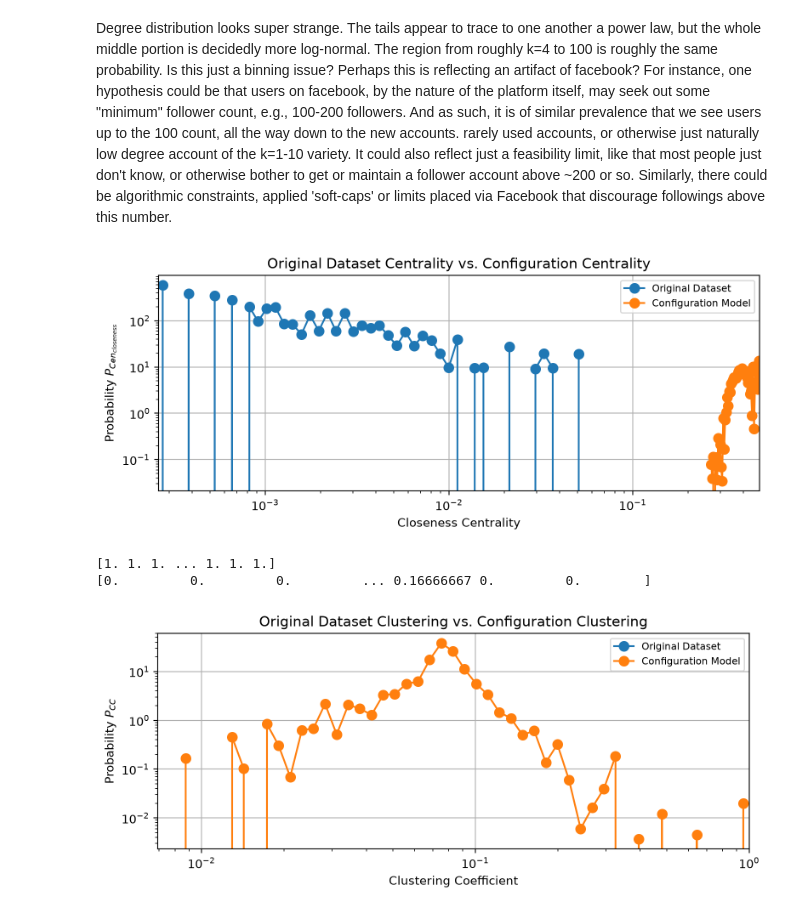
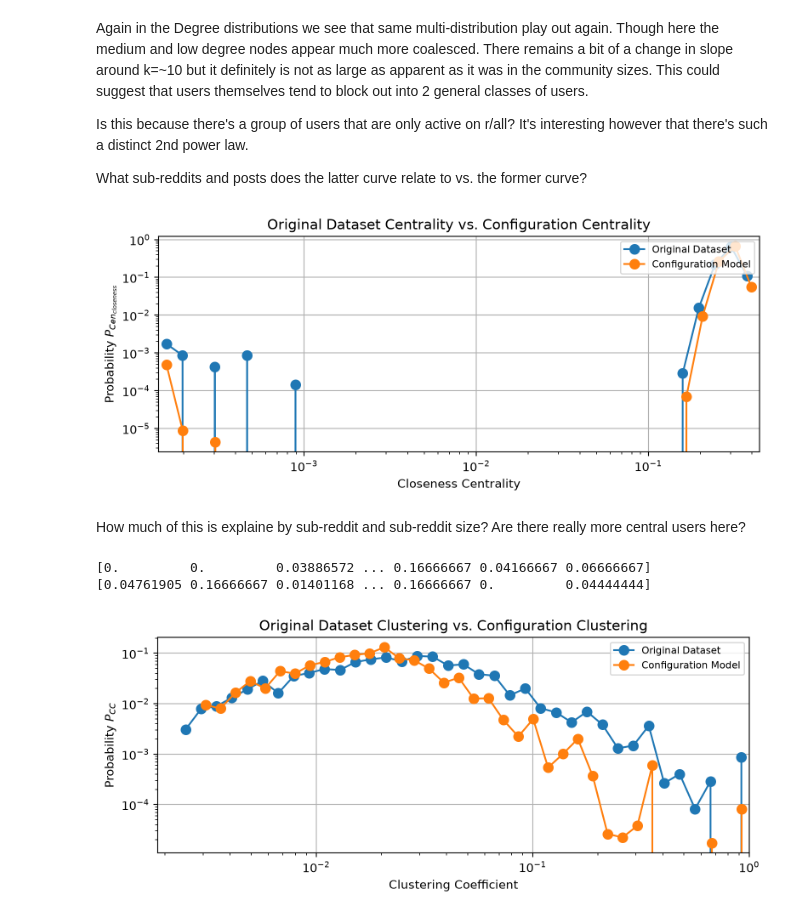
Before and after one commit to rhughes74/Assignments, a Jupyter notebook: FINAL PROJECT/graph_analysis.ipynb, the cells around one changed output. Cells and saved outputs as stored; diff of their text form; code cells hidden in the pictures.

```diff
--- a/FINAL PROJECT/graph_analysis.ipynb
+++ b/FINAL PROJECT/graph_analysis.ipynb
@@ -49,0 +52,8 @@ Average Clustering (Null Model):  0.07848902074252011
+# %%
+#Creating a list of null models
+list_of_nulls = []
+for i in range(1,100):
+    null_entry = G.copy()
+    nx.double_edge_swap(null_entry, nswap=2*G_null.number_of_edges(),
+                    max_tries=4 * G_null.number_of_edges())
+    list_of_nulls.append(null_entry)
@@ -147,16 +313,22 @@ plt.show()
 # %%
 #Centrality
 closeness_centrality = nx.closeness_centrality(G)
-#betweeness_centrality = nx.betweenness_centrality(G,k=2000)
-#eigenvector_centrality = nx.eigenvector_centrality_numpy(G)
+betweeness_centrality = nx.betweenness_centrality(G)
+degree_centrality = nx.degree_centrality(G)
 
 
 # Sorting using a for loop
-sorted_dict = {}
+sorted_dict_c = {}
 for key in sorted(closeness_centrality, key=closeness_centrality.get, reverse=True):
-    sorted_dict[key] = closeness_centrality[key]
+    sorted_dict_c[key] = closeness_centrality[key]
+sorted_dict_b = {}
+for key in sorted(betweeness_centrality, key=betweeness_centrality.get, reverse=True):
+    sorted_dict_b[key] = betweeness_centrality[key]
+sorted_dict_d = {}
+for key in sorted(degree_centrality, key=degree_centrality.get, reverse=True):
+    sorted_dict_d[key] = degree_centrality[key]
 
-print("Most Central Nodes by Closeness: ", sorted_dict)
-#print("Betweeness Centrality: ", betweeness_centrality)
-#print("Eigenvector Centrality: ", eigenvector_centrality)
+print("Most Central Nodes by Closeness: ", sorted_dict_c)
+print("Betweeness Centrality: ", sorted_dict_b)
+print("Degree Centrality: ", sorted_dict_d)
 # %% [output]
@@ -225,47 +474,54 @@ plt.show()
 # %% [markdown]
-Degree distribution looks super strange. The tails appear to trace to one another a power law, but the whole middle portion is decidedly more log-normal. The region from roughly k=4 to 100 is roughly the same probability. Is this just a binning issue? Perhaps this is reflecting an artifact of facebook? For instance, one hypothesis could be that users on facebook, by the nature of the platform itself, may seek out some "minimum" follower count, e.g., 100-200 followers. And as such, it is of similar prevalence that we see users up to the 100 count, all the way down to the new accounts. rarely used accounts, or otherwise just naturally low degree account of the k=1-10 variety. It could also reflect just a feasibility limit, like that most people just don't know, or otherwise bother to get or maintain a follower account above ~200 or so. Similarly, there could be algorithmic constraints, applied 'soft-caps' or limits placed via Facebook that discourage followings above this number.
+Again in the Degree distributions we see that same multi-distribution play out again. Though here the medium and low degree nodes appear much more coalesced. There remains a bit of a change in slope around k=~10 but it definitely is not as large as apparent as it was in the community sizes. This could suggest that users themselves tend to block out into 2  general classes of users.
+
+Is this because there's a group of users that are only active on r/all? It's interesting however that there's such a distinct 2nd power law.
+
+What sub-reddits and posts does the latter curve relate to vs. the former curve?
 # %%
-centrality_sequence = list(sorted_dict.values())
-centrality_sequence_null = list(sorted_dict_null.values())
+centrality_sequence = list(sorted_dict_c.values())
+centrality_sequence_null = [v for d in closeness_centrality_nulls for v in d.values()]
 #---Plotting the Centrality
 #Starting the plotting process
 fig, ax = plt.subplots(1,1,figsize=(8,3.5),dpi=200,sharex=True,sharey=True)
 
 #Finding the minimum value for log-log binning
 
 centrality_sequence=np.asarray(centrality_sequence)
 centrality_sequence_min= np.amin(centrality_sequence[centrality_sequence != np.amin(centrality_sequence)])
 centrality_sequence_null=np.asarray(centrality_sequence_null)
 centrality_sequence_null_min= np.amin(centrality_sequence_null[centrality_sequence_null != np.amin(centrality_sequence_null)])
 
-bins = np.geomspace(centrality_sequence_min,np.max(centrality_sequence))
-counts, bin_edges = np.histogram(centrality_sequence, bins=bins, density=True)
+num=int(2*N**(1/3))#Rubia, José Moral De La. “Rice University Rule to Determine the Number of Bins.” Open Journal of Statistics 14, no. 01 (2024): 119–49. https://doi.org/10.4236/ojs.2024.141006.
+bins = np.geomspace(centrality_sequence_min,np.max(centrality_sequence),num=num)
+counts, bin_edges = np.histogram(centrality_sequence, bins=bins, density=False)
 bin_centers = np.sqrt(bin_edges[:-1] * bin_edges[1:])
-ax.loglog(bin_centers, counts, marker='o', ms=8, label="Original Dataset")
+ax.loglog(bin_centers, counts/counts.sum(), marker='o', ms=8, label="Original Dataset")
 
 
-bins_null = np.geomspace(centrality_sequence_null_min,np.max(centrality_sequence_null))
-counts_null, bin_edges_null = np.histogram(centrality_sequence_null, bins=bins_null, density=True)
+bins_null = np.geomspace(centrality_sequence_null_min,np.max(centrality_sequence_null),num=num)
+counts_null, bin_edges_null = np.histogram(centrality_sequence_null, bins=bins_null, density=False)
 bin_centers_null = np.sqrt(bin_edges_null[:-1] * bin_edges_null[1:])
-ax.loglog(bin_centers_null, counts_null, marker='o', ms=8, label="Configuration Model")
+ax.loglog(bin_centers_null, counts_null/counts_null.sum(), marker='o', ms=8, label="Configuration Model")
 
 #Specifying figure details below:
 ax.loglog()
 
 #Specifying figure details below:
 handles, labels = ax.get_legend_handles_labels()
 ax.legend(handles=handles, labels=labels,loc="upper right",fontsize="small")
 ax.set_title("Original Dataset Centrality vs. Configuration Centrality")
 ax.set_xlabel("Closeness Centrality")
 ax.set_ylabel("Probability $P_{Cen_{closeness}}$")
 true_min=min([(centrality_sequence_min), (centrality_sequence_null_min)])
 true_max=max([max(centrality_sequence), max(centrality_sequence_null)])
 ax.set_xlim(true_min,true_max)
 ax.grid(True)
 plt.tight_layout()
 plt.show()
 # %% [output]
-[figure, old version]
+[figure, new version]
+# %% [markdown]
+How much of this is explaine by sub-reddit and sub-reddit size? Are there really more central users here?
 # %%
 #---Plotting the Average Clustering Coefficient 'CC'
 #Starting the plotting process
@@ -274,21 +530,25 @@ fig, ax = plt.subplots(1,1,figsize=(8,3.5),dpi=200,sharex=True,sharey=True)
 #Finding the minimum value for log-log binning
 cc=np.asarray(cc)
 cc_min= np.amin(cc[cc != np.amin(cc)])
+#PROBLEM Sampling caused clustering to either be 1 or 0. Interesting.
+#cc_max= np.amax(cc[cc != np.amax(cc)])#Clustering very high so attempting to get the second largest max
 cc_null=np.asarray(cc_null)
 cc_null_min= np.amin(cc_null[cc_null != np.amin(cc_null)])
 
 print(cc)
 print(cc_null)
 
-bins = np.geomspace(cc_min,np.max(cc))
+num=int(2*N**(1/3))#Rubia, José Moral De La. “Rice University Rule to Determine the Number of Bins.” Open Journal of Statistics 14, no. 01 (2024): 119–49. https://doi.org/10.4236/ojs.2024.141006.
+
+bins = np.geomspace(cc_min,np.max(cc),num=num)
 counts, bin_edges = np.histogram(cc, bins=bins, density=True)
 bin_centers = np.sqrt(bin_edges[:-1] * bin_edges[1:])
-ax.loglog(bin_centers, counts, marker='o', ms=8, label="Original Dataset")
+ax.loglog(bin_centers, counts/counts.sum(), marker='o', ms=8, label="Original Dataset")
 
-bins_null = np.geomspace(cc_null_min,np.max(cc_null))
+bins_null = np.geomspace(cc_null_min,np.max(cc_null),num=num)
 counts_null, bin_edges_null = np.histogram(cc_null, bins=bins_null, density=True)
 bin_centers_null = np.sqrt(bin_edges_null[:-1] * bin_edges_null[1:])
-ax.loglog(bin_centers_null, counts_null, marker='o', ms=8, label="Configuration Model")
+ax.loglog(bin_centers_null, counts_null/counts_null.sum(), marker='o', ms=8, label="Configuration Model")
 
 #Specifying figure details below:
 ax.loglog()
@@ -306,6 +566,6 @@ ax.grid(True)
 plt.tight_layout()
 plt.show()
 # %% [output]
-[1. 1. 1. ... 1. 1. 1.]
-[0.         0.         0.         ... 0.16666667 0.         0.        ]
+[0.         0.         0.03886572 ... 0.16666667 0.04166667 0.06666667]
+[0.04761905 0.16666667 0.01401168 ... 0.16666667 0.         0.04444444]
-[figure, old version]
+[figure, new version]
```
Also changed, not shown: parts of 24 cells of this notebook, 17 other files.
